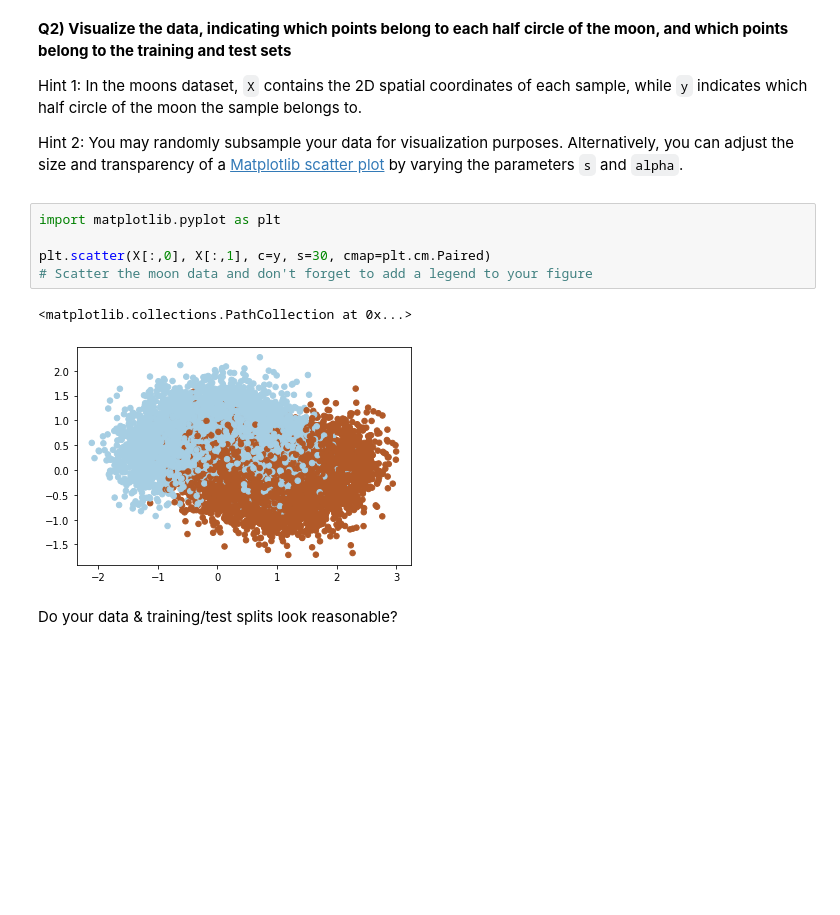
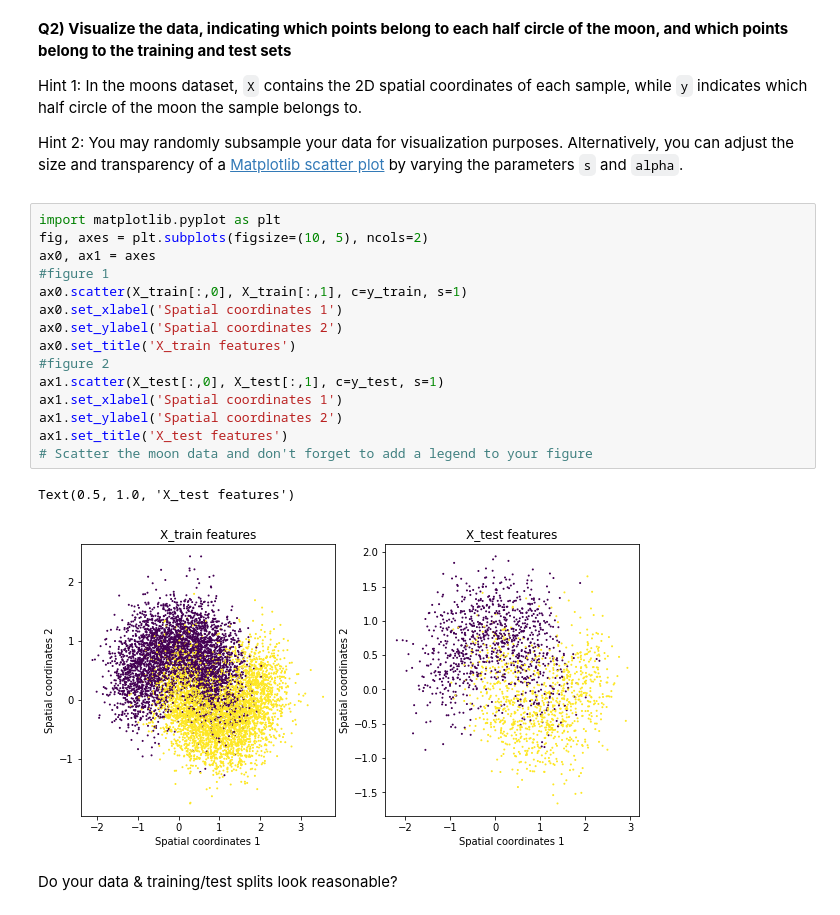
Before and after one commit to MaxHenk/2022_ML_Earth_Env_Sci, a Jupyter notebook: Lab_Notebooks/S3_2_Decision_Trees.ipynb, the cells around one changed output. Drawn from its saved outputs; the diff is of its cells as text; blank space fills up the shorter version.

```diff
--- a/Lab_Notebooks/S3_2_Decision_Trees.ipynb
+++ b/Lab_Notebooks/S3_2_Decision_Trees.ipynb
@@ -43,14 +43,24 @@ Hint 1: In the moons dataset, `X` contains the 2D spatial coordinates of each sa
 Hint 2: You may randomly subsample your data for visualization purposes. Alternatively, you can adjust the size and transparency of a [Matplotlib scatter plot](https://matplotlib.org/stable/api/_as_gen/matplotlib.pyplot.scatter.html) by varying the parameters `s` and `alpha`.
 
 <a name="Q2"></a>
-# %%
-import matplotlib.pyplot as plt
-
-plt.scatter(X[:,0], X[:,1], c=y, s=30, cmap=plt.cm.Paired)
-# Scatter the moon data and don't forget to add a legend to your figure
-# %% [output]
-<matplotlib.collections.PathCollection at 0x...>
-[figure, removed]
+# %%
+import matplotlib.pyplot as plt
+fig, axes = plt.subplots(figsize=(10, 5), ncols=2)
+ax0, ax1 = axes
+#figure 1
+ax0.scatter(X_train[:,0], X_train[:,1], c=y_train, s=1)
+ax0.set_xlabel('Spatial coordinates 1')
+ax0.set_ylabel('Spatial coordinates 2')
+ax0.set_title('X_train features')
+#figure 2
+ax1.scatter(X_test[:,0], X_test[:,1], c=y_test, s=1)
+ax1.set_xlabel('Spatial coordinates 1')
+ax1.set_ylabel('Spatial coordinates 2')
+ax1.set_title('X_test features')
+# Scatter the moon data and don't forget to add a legend to your figure
+# %% [output]
+Text(0.5, 1.0, 'X_test features')
+[figure, added]
 # %% [markdown]
 Do your data & training/test splits look reasonable?
 # %% [markdown]
```
Also changed, not shown: parts of 12 cells of this notebook.
